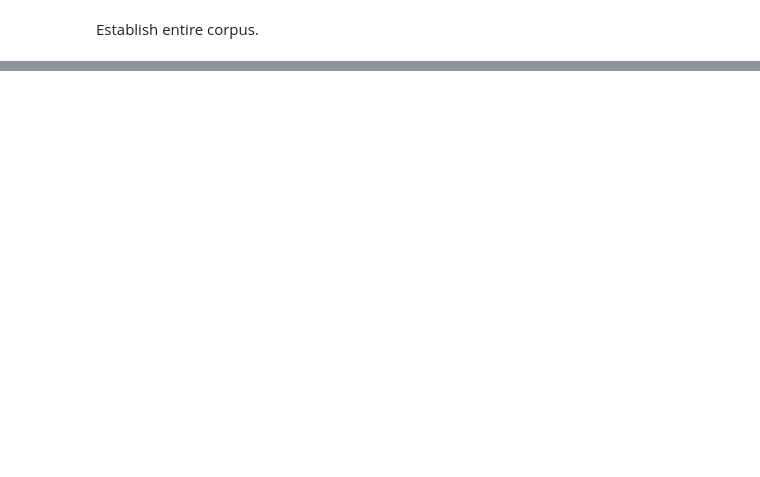
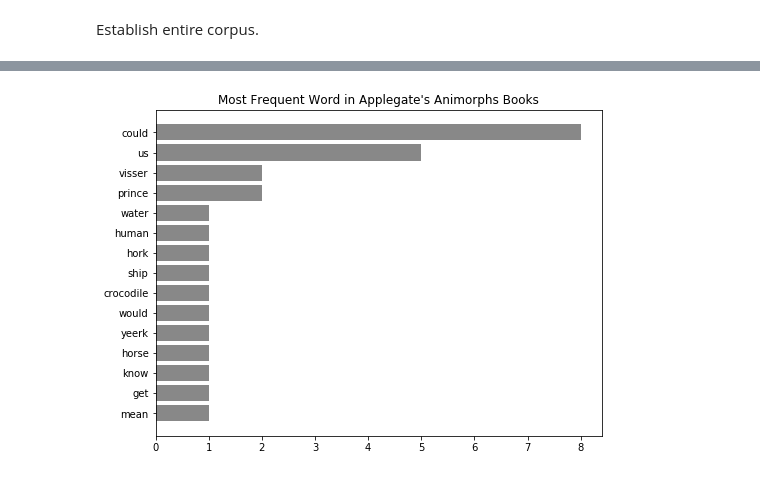
Before and after one commit to EthanHenley/animorphs-authenticity, a Jupyter notebook: code/01_collection_cleaning_eda.ipynb, the cells around one changed output, grey strips where cells are left out. Saved outputs shown, nothing was run; the diff lists cells and outputs as text; code cells hidden in the pictures; blank space fills up the shorter version.

```diff
--- a/code/01_collection_cleaning_eda.ipynb
+++ b/code/01_collection_cleaning_eda.ipynb
@@ -216,0 +315,6 @@ plt.title('Top Word Frequencies in Animorphs Corpus');
+# %%
+most_common_df = pd.DataFrame({'book':range(1,55),
+                               'authenticity':list(books_df.groupby('book')[
+                                   'authenticity'].mean()),
+                               'most_common_w':most_common_w})
+most_common_df.head()
@@ -216,0 +328,8 @@ plt.title('Top Word Frequencies in Animorphs Corpus');
+# %%
+sort_plot_dict_barh(most_common_df.loc[most_common_df['authenticity']==1,
+                                       'most_common_w'
+                                      ].value_counts().to_dict(),
+                   'Most Frequent Word in Applegate\'s Animorphs Books')
+plt.savefig('../figures/a_authbooks_top_words.png')
+# %% [output]
+[figure, added]
```
Also changed, not shown: parts of 35 cells of this notebook, 9 other files.
